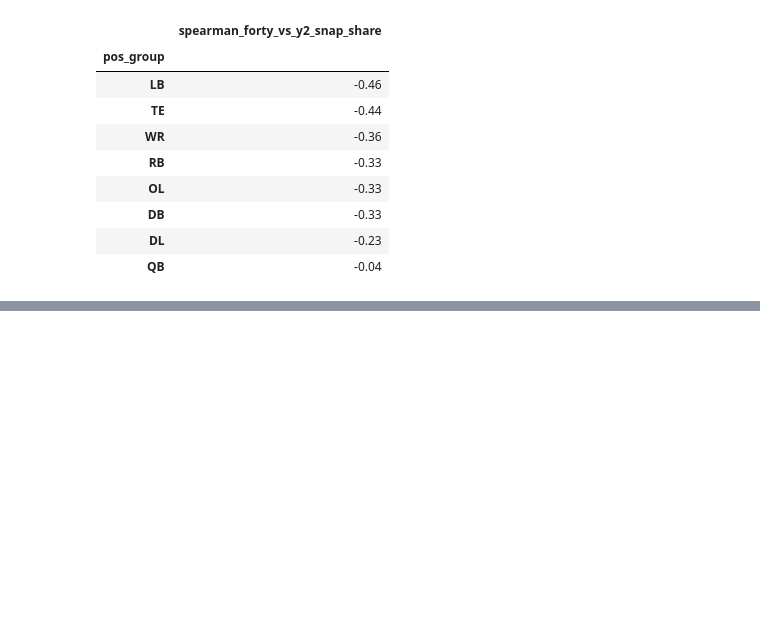
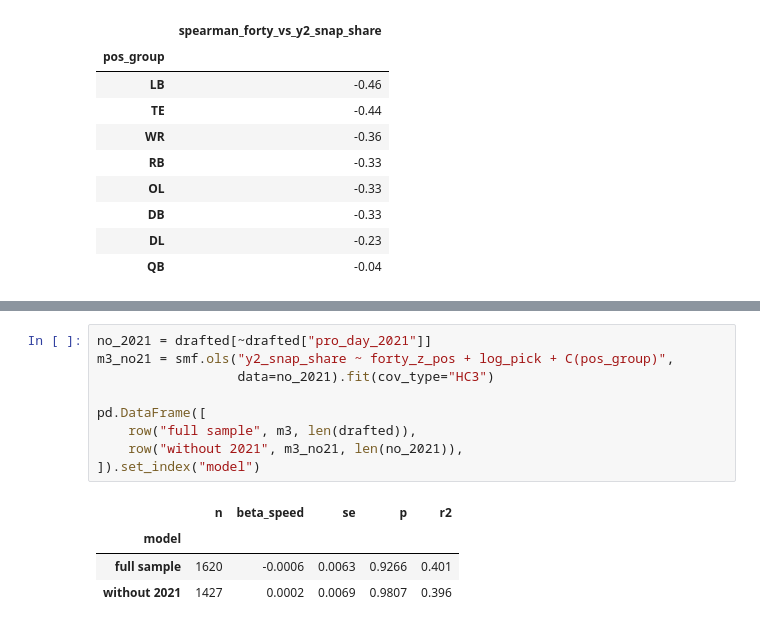
Before and after one commit to doomcodingbryan/STSCI4981, a Jupyter notebook: notebooks/nfl_combine_speed.ipynb, the cells around one changed output, grey strips where cells are left out. Drawn from its saved outputs; the diff is of its cells as text; blank space fills up the shorter version.

```diff
--- a/notebooks/01_eda.ipynb
+++ b/notebooks/nfl_combine_speed.ipynb
@@ -213,0 +428,14 @@ Next: `02_models.ipynb` adds draft position to test whether speed predicts playi
+# %%
+no_2021 = drafted[~drafted["pro_day_2021"]]
+m3_no21 = smf.ols("y2_snap_share ~ forty_z_pos + log_pick + C(pos_group)",
+                  data=no_2021).fit(cov_type="HC3")
+
+pd.DataFrame([
+    row("full sample", m3, len(drafted)),
+    row("without 2021", m3_no21, len(no_2021)),
+]).set_index("model")
+# %% [output]
+|  | n | beta_speed | se | p | r2 |
+| model |  |  |  |  |  |
+| full sample | 1620 | -0.0006 | 0.0063 | 0.9266 | 0.401 |
+| without 2021 | 1427 | 0.0002 | 0.0069 | 0.9807 | 0.396 |
```
Also changed, not shown: parts of 27 cells of this notebook, 3 other files.
